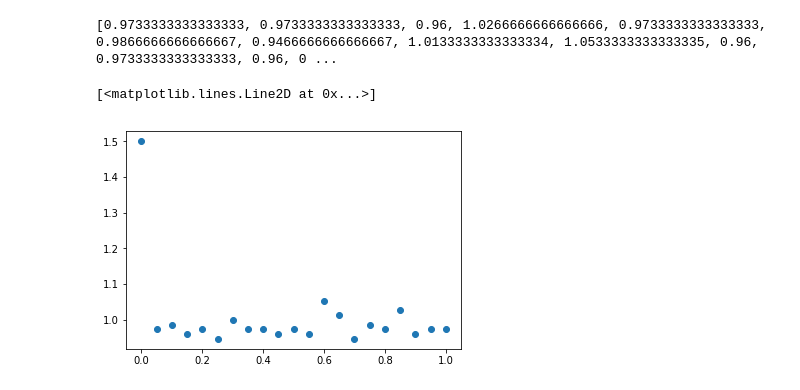
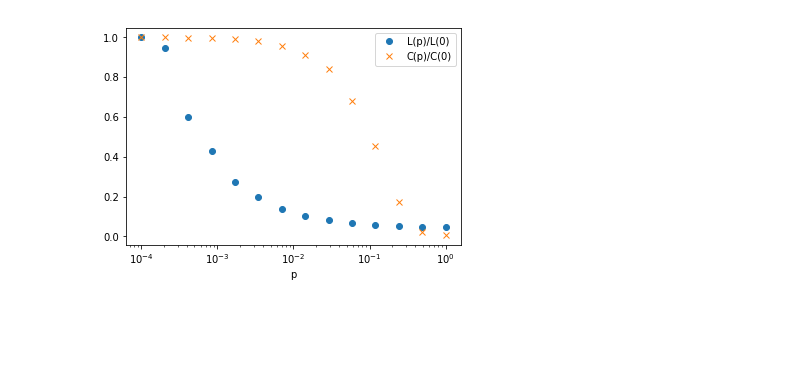
Before and after one commit to josepdecid/CAIM-FIB, a Jupyter notebook: S7/Untitled.ipynb, the cells around one changed output. Saved outputs shown, nothing was run; the diff lists cells and outputs as text; code cells hidden in the pictures; blank space fills up the shorter version.

```diff
--- a/S7/Untitled.ipynb
+++ b/S7/Untitled.ipynb
@@ -9,25 +5,31 @@ import numpy as np
 def get_average_shortest_path_length(shortest_paths):
     m = np.array(shortest_paths)
     return np.average(m)
-# %%
-p_list = np.arange(start=1, stop=0, step=-0.05, dtype=float).tolist()
-
-watts = Graph.Watts_Strogatz(dim=1, size=10, nei=2, p=0)
-p0 = get_average_shortest_path_length(watts.shortest_paths())
-results = []
-
-for p in p_list:
-    watts = Graph.Watts_Strogatz(dim=1, size=10, nei=2, p=p)
-    shortest_paths = get_average_shortest_path_length(watts.shortest_paths())
-    results.append(shortest_paths / p0)
-results.append(p0)
-print(results)
-# %% [output]
-[0.9733333333333333, 0.9733333333333333, 0.96, 1.0266666666666666, 0.9733333333333333, 0.9866666666666667, 0.9466666666666667, 1.0133333333333334, 1.0533333333333335, 0.96, 0.9733333333333333, 0.96, 0 ...
-# %%
-import matplotlib.pyplot as plt
-%matplotlib inline
-plt.plot(p_list + [0], results, 'o')
-# %% [output]
-[<matplotlib.lines.Line2D at 0x...>]
-[figure, removed]
+# %%
+p_list = [10 ** -i for i in np.linspace(start=4, stop=0, num=14)]
+results_sp = np.zeros(len(p_list), dtype=float)
+results_cc = np.zeros(len(p_list), dtype=float)
+
+for i, p in enumerate(p_list):
+    watts = Graph.Watts_Strogatz(dim=1, size=2000, nei=4, p=p)
+    results_sp[i] = watts.average_path_length()
+    results_cc[i] = watts.transitivity_undirected()
+
+# Scale values in [0, 1]
+results_sp = (results_sp / results_sp[0]).tolist()
+results_cc = (results_cc / results_cc[0]).tolist()
+# %%
+from IPython import display
+from igraph import plot
+
+import matplotlib.pyplot as plt
+
+%matplotlib inline
+plt.xlabel('p')
+plt.semilogx(p_list, results_sp, 'o', label='L(p)/L(0)')
+plt.semilogx(p_list, results_cc, 'x', label='C(p)/C(0)')
+plt.legend()
+
+plt.savefig('images/task1.png')
+# %% [output]
+[figure, added]
```
Also changed, not shown: parts of 3 cells of this notebook, 3 other files.
